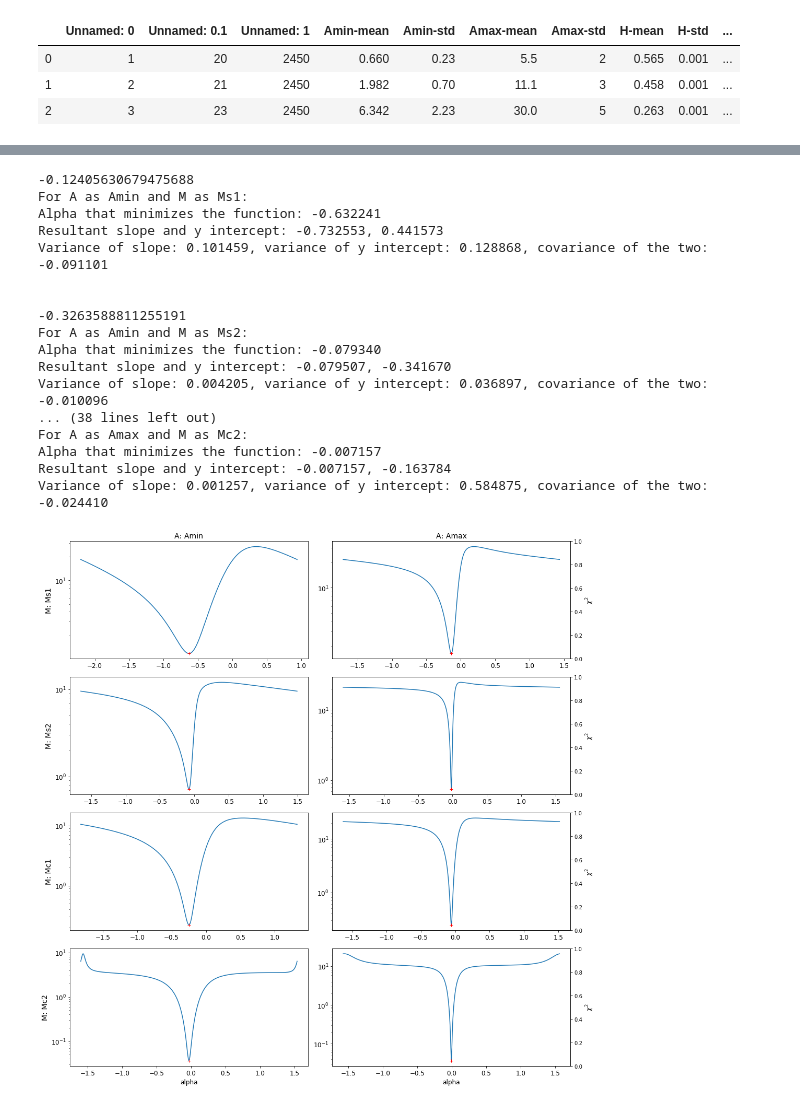
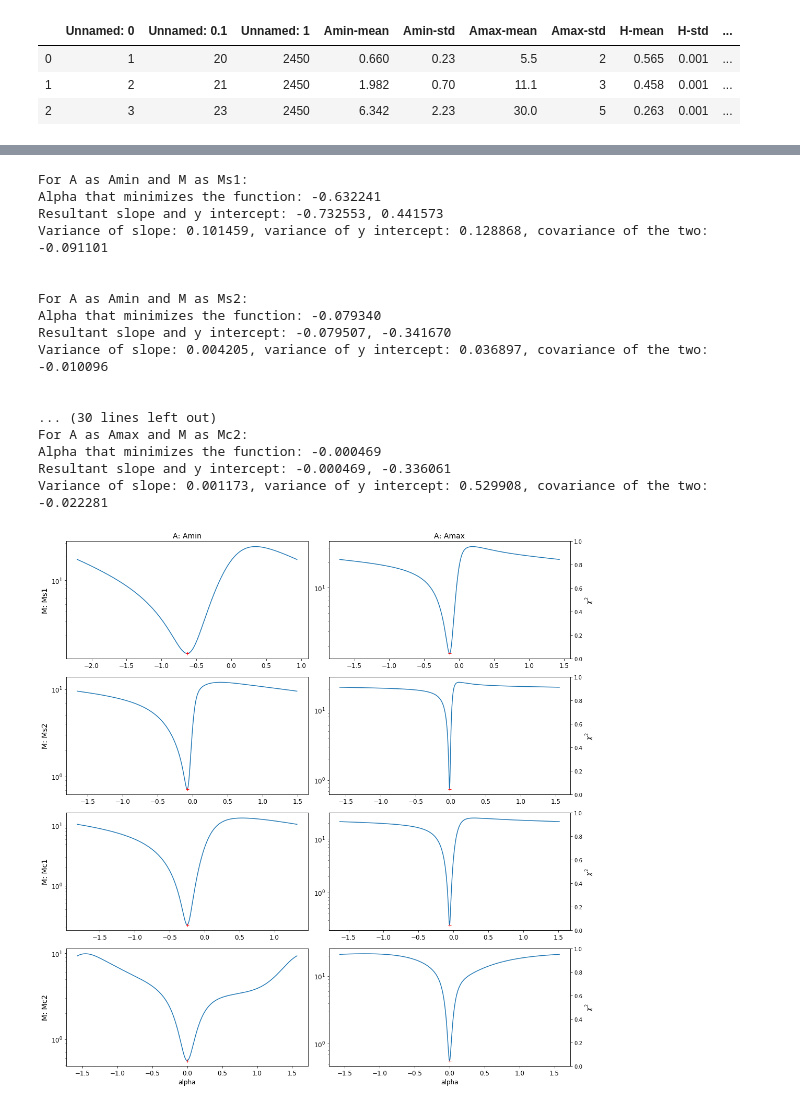
Before and after one commit to kthyng/janelle2019, a Jupyter notebook: regression.ipynb, the cells around one changed output, grey strips where cells are left out. Drawn from its saved outputs; the diff is of its cells as text; code cells hidden in the pictures.

```diff
--- a/regression.ipynb
+++ b/regression.ipynb
@@ -26,7 +26,8 @@ def chialpha(alpha, x, y, ux, uy):
     return chi
 # %%
 # read in data
-df = pd.read_csv('2020-0413-Scavenging Kinetics.csv')
+fname = '2020-0413-Scavenging Kinetics'
+df = pd.read_csv(fname + '.csv')
 df['Ms1-mean'].iloc[2] = df['Ms1-mean'].iloc[2] + df['Ms1-std'].iloc[2]
 df['Mc2-mean'].iloc[0] = df['Mc2-mean'].iloc[0] + df['Mc2-std'].iloc[0]
 df
@@ -93,7 +94,6 @@ for i, A in enumerate(As):
         # use polynomial fit for initial guess for straight line
         p0 = np.polyfit(x, y, 1)  # fit a straight line (order is 1)
         alpha0 = np.arctan(p0[1])
-        print(alpha0)
 
         # input function to be minimized (chialpha), and the bounds over which to minimize it for alpha
         # https://docs.scipy.org/doc/scipy-0.16.0/reference/generated/scipy.optimize.fminbound.html
@@ -157,7 +157,7 @@ for i, A in enumerate(As):
         ax2.plot(x, y, 'o', ms=10)
         ax2.plot(x, a*x + b)
         ax2.errorbar(x, y, xerr=ux, yerr=uy, fmt='.k');
-        ax2.text(0.6, 0.9, 'slope: ' + str(alphaopt), transform=ax2.transAxes)
+        ax2.text(0.6, 0.9, 'slope: ' + str(a), transform=ax2.transAxes)
         if j==0:
             ax2.set_title('A: %s' % A, fontsize=14)
         elif j==len(Ms)-1:
@@ -166,37 +166,40 @@ for i, A in enumerate(As):
             ax2b = ax2.twinx()
             ax2b.set_ylabel('y=ln(M/H)', fontsize=12)
         elif i==0:
             ax2.set_ylabel('M: %s' % M, fontsize=14)
 
         print('For A as %s and M as %s: ' % (A, M))
         print('Alpha that minimizes the function: %f' % alphaopt)
         print('Resultant slope and y intercept: %f, %f' % (a, b))
         print('Variance of slope: %f, variance of y intercept: %f, covariance of the two: %f' % (var_a, var_b, cov_ab))
         print('\n')
 
+        df['uy-' + M] = uy
+        df['ux-' + A] = ux
+
 fig1.tight_layout()
 fig2.tight_layout()
 
 fig1.savefig('optimization.png', bbox_inches='tight')
 fig1.savefig('optimization.pdf', bbox_inches='tight')
 fig2.savefig('slopes.png', bbox_inches='tight')
 fig2.savefig('slopes.pdf', bbox_inches='tight')
 # %% [output]
--0.12405630679475688
 For A as Amin and M as Ms1:
 Alpha that minimizes the function: -0.632241
 Resultant slope and y intercept: -0.732553, 0.441573
 Variance of slope: 0.101459, variance of y intercept: 0.128868, covariance of the two: -0.091101
 
 
--0.3263588811255191
 For A as Amin and M as Ms2:
 Alpha that minimizes the function: -0.079340
 Resultant slope and y intercept: -0.079507, -0.341670
 Variance of slope: 0.004205, variance of y intercept: 0.036897, covariance of the two: -0.010096
-... (38 lines left out)
+
+
+... (30 lines left out)
 For A as Amax and M as Mc2:
-Alpha that minimizes the function: -0.007157
-Resultant slope and y intercept: -0.007157, -0.163784
-Variance of slope: 0.001257, variance of y intercept: 0.584875, covariance of the two: -0.024410
+Alpha that minimizes the function: -0.000469
+Resultant slope and y intercept: -0.000469, -0.336061
+Variance of slope: 0.001173, variance of y intercept: 0.529908, covariance of the two: -0.022281
-[figure, old version]
+[figure, new version]
```
Also changed, not shown: parts of 3 cells of this notebook.
